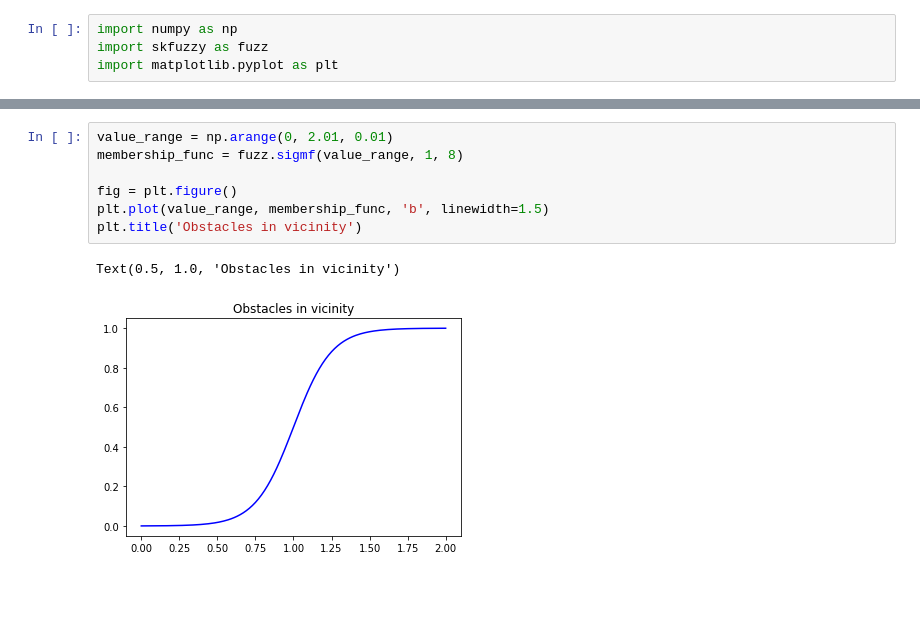
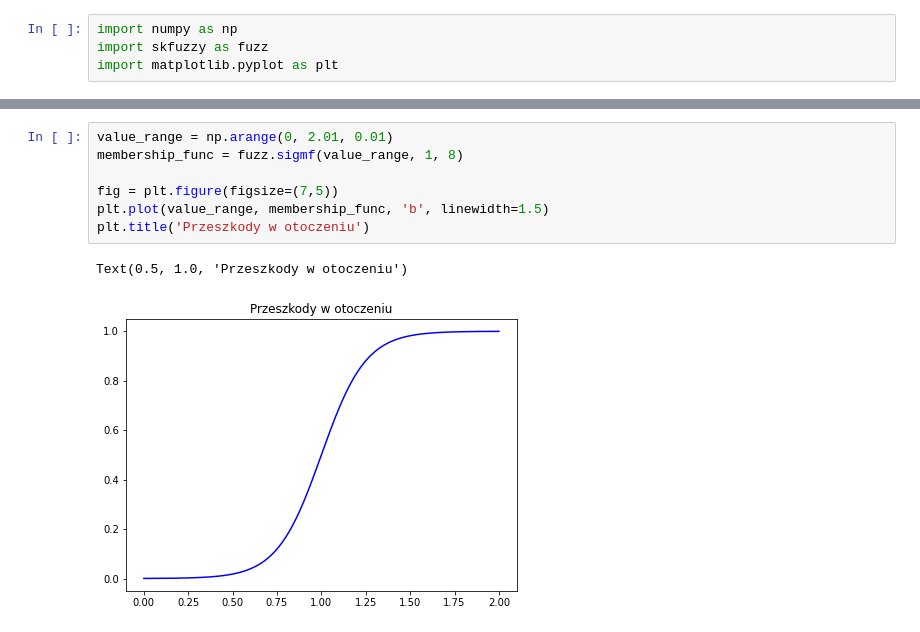
Before and after one commit to ProtossLuigi/snek, a Jupyter notebook: notebooks/plots.ipynb, the cells around one changed output, grey strips where cells are left out. Cells and saved outputs as stored; diff of their text form; blank space fills up the shorter version.

```diff
--- a/notebooks/plots.ipynb
+++ b/notebooks/plots.ipynb
@@ -46,13 +102,13 @@ Text(0.5, 1.0, 'Distance')
 # %%
 value_range = np.arange(0, 2.01, 0.01)
 membership_func = fuzz.sigmf(value_range, 1, 8)
 
-fig = plt.figure()
+fig = plt.figure(figsize=(7,5))
 plt.plot(value_range, membership_func, 'b', linewidth=1.5)
-plt.title('Obstacles in vicinity')
+plt.title('Przeszkody w otoczeniu')
 # %% [output]
-Text(0.5, 1.0, 'Obstacles in vicinity')
+Text(0.5, 1.0, 'Przeszkody w otoczeniu')
-[figure, old version]
+[figure, new version]
 # %%
 dir_range = np.arange(0, 1, 0.01)
 dir_forward = fuzz.trimf(dir_range, [0.4, 0.5, 0.6])
```
Also changed, not shown: parts of 14 cells of this notebook.
